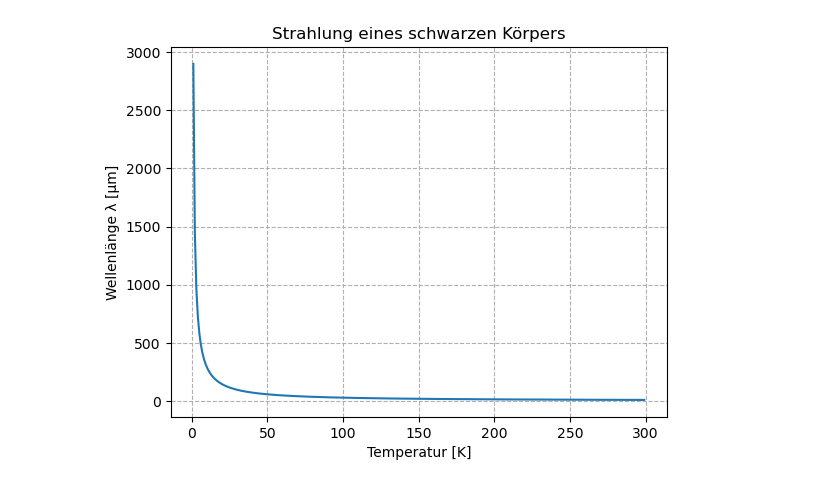
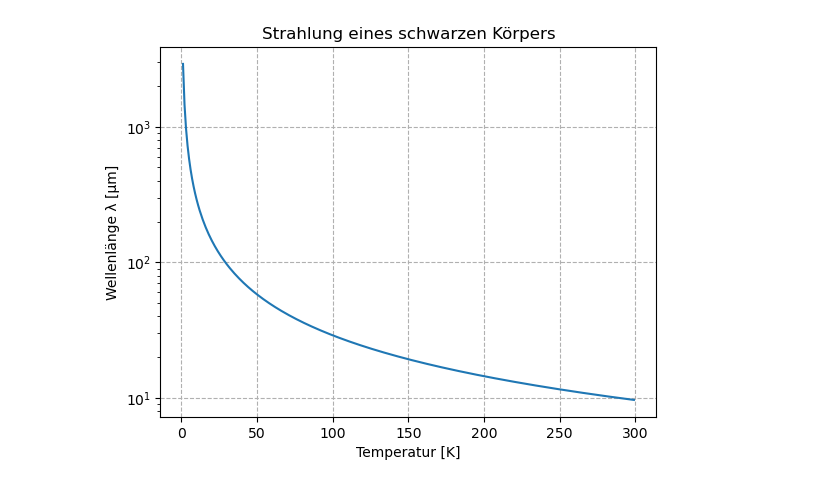
Before and after one commit to ThomasSchallar/statistics, a Jupyter notebook: AstroInstr_2.2_Frage2.ipynb, the cells around one changed output. Cells and saved outputs as stored; diff of their text form; code cells hidden in the pictures.

```diff
--- a/AstroInstr_2.2_Frage2.ipynb
+++ b/AstroInstr_2.2_Frage2.ipynb
@@ -1,17 +1,17 @@
 # %%
 import matplotlib.pyplot as plt
 
 b=2.898E-3
 
 T= range(1,300)
 L= [ ( b / t ) * 1E6 for t in T ]
 plt.plot( T, L )
 plt.title( "Strahlung eines schwarzen Körpers" )
 plt.xlabel( "Temperatur [K]" )
 plt.ylabel( "Wellenlänge λ [µm]" )
 #plt.xscale('log')
-#plt.yscale('log')
+plt.yscale('log')
 plt.grid( True, linestyle="--" )
 plt.show()
 # %% [output]
-[figure, old version]
+[figure, new version]
```
